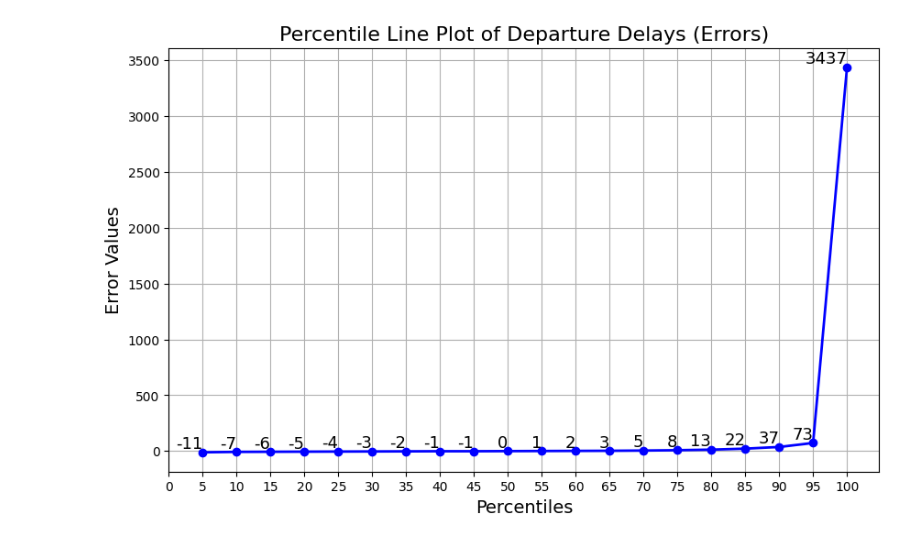
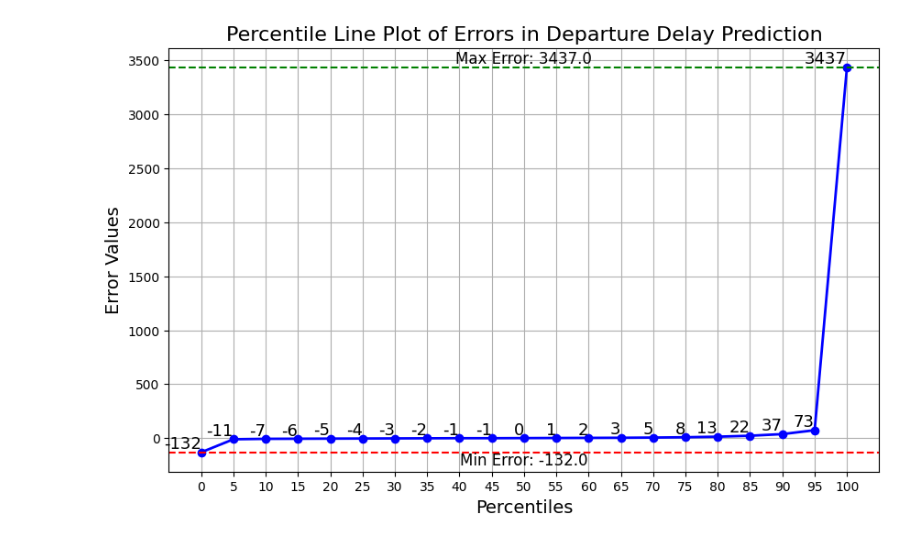
Before and after one commit to MohammedGuniem/Prediction-of-On-time-Flight-Performance, a Jupyter notebook: 5_Evaluation/DEP_DELAY - XGBoost Regressor.ipynb, the cells around one changed output. Cells and saved outputs as stored; diff of their text form; code cells hidden in the pictures.

Commit message:
Improved result plots and re-run

```diff
--- a/5_Evaluation/DEP_DELAY - XGBoost Regressor.ipynb
+++ b/5_Evaluation/DEP_DELAY - XGBoost Regressor.ipynb
@@ -257,30 +227,47 @@ Execution time: 641.0034487247467 seconds
-# %%
-errors = np.array(evaluation_results["values"]["errors"])
-
-# Calculate the percentiles at 5% intervals
-percentiles = np.arange(5, 101, 5)
-percentile_values = np.percentile(errors, percentiles)
-
-# Create the line plot
-plt.figure(figsize=(10, 6))
-
-# Plot the line connecting the percentiles
-plt.plot(percentiles, percentile_values, marker='o', color='b', linestyle='-', linewidth=2, markersize=6)
-
-# Annotate each percentile value on the line
-for p, val in zip(percentiles, percentile_values):
-    plt.text(p, val, f"{int(val)}", color='black', ha='right', va='bottom', fontsize=13)
-
-# Title and labels
-plt.title("Percentile Line Plot of Departure Delays (Errors)", fontsize=16)
-plt.xlabel("Percentiles", fontsize=14)
-plt.ylabel("Error Values", fontsize=14)
-
-# Set the x-axis ticks to be every 5% (already set by the percentiles)
-plt.xticks(np.arange(0, 101, 5))  # Set x-axis ticks from 0 to 100 with step size of 5
-
-# Show the plot
-plt.grid(True)
-plt.show()
-# %% [output]
-[figure, removed]
+# %%
+# Get the recorded errors from the evaluation process
+errors = np.array(evaluation_results["values"]["errors"])
+
+# Create the line plot
+plt.figure(figsize=(10, 6))
+
+# Calculate the percentiles at 5% intervals
+percentiles = np.arange(0, 101, 5)
+percentile_values = np.percentile(errors, percentiles)
+
+# Plot the line connecting the percentiles
+plt.plot(percentiles, percentile_values, marker='o', color='b', linestyle='-', linewidth=2, markersize=6)
+
+# Annotate each percentile value on the line
+for p, val in zip(percentiles, percentile_values):
+    plt.text(p, val, f"{int(val)}", color='black', ha='right', va='bottom', fontsize=13)
+
+# Min value of errors
+min_error = np.min(errors)
+# Max value of errors
+max_error = np.max(errors)
+
+# Add horizontal lines at the minimum and maximum errors
+plt.axhline(y=max_error, color='g', linestyle='--', label=f'Max Error: {max_error}')
+plt.axhline(y=min_error, color='r', linestyle='--', label=f'Min Error: {min_error}')
+
+# Add the label text on the same line
+# Adjust the x-coordinate to position the label where you want
+plt.text(x=50, y=min_error, s=f'Min Error: {min_error}', color='black', fontsize=12, verticalalignment='top', horizontalalignment='center')
+plt.text(x=50, y=max_error, s=f'Max Error: {max_error}', color='black', fontsize=12, verticalalignment='bottom', horizontalalignment='center')
+
+# Title and labels
+plt.title("Percentile Line Plot of Errors in Departure Delay Prediction", fontsize=16)
+plt.xlabel("Percentiles", fontsize=14)
+plt.ylabel("Error Values", fontsize=14)
+
+# Set the x-axis ticks to be every 5% (already set by the percentiles)
+plt.xticks(np.arange(0, 101, 5))  # Set x-axis ticks from 0 to 100 with step size of 5
+
+# Show the plot
+plt.grid(True)
+
+# Show the plot
+plt.show()
+# %% [output]
+[figure, added]
```
Also changed, not shown: parts of 2 cells of this notebook, 1 other file.
